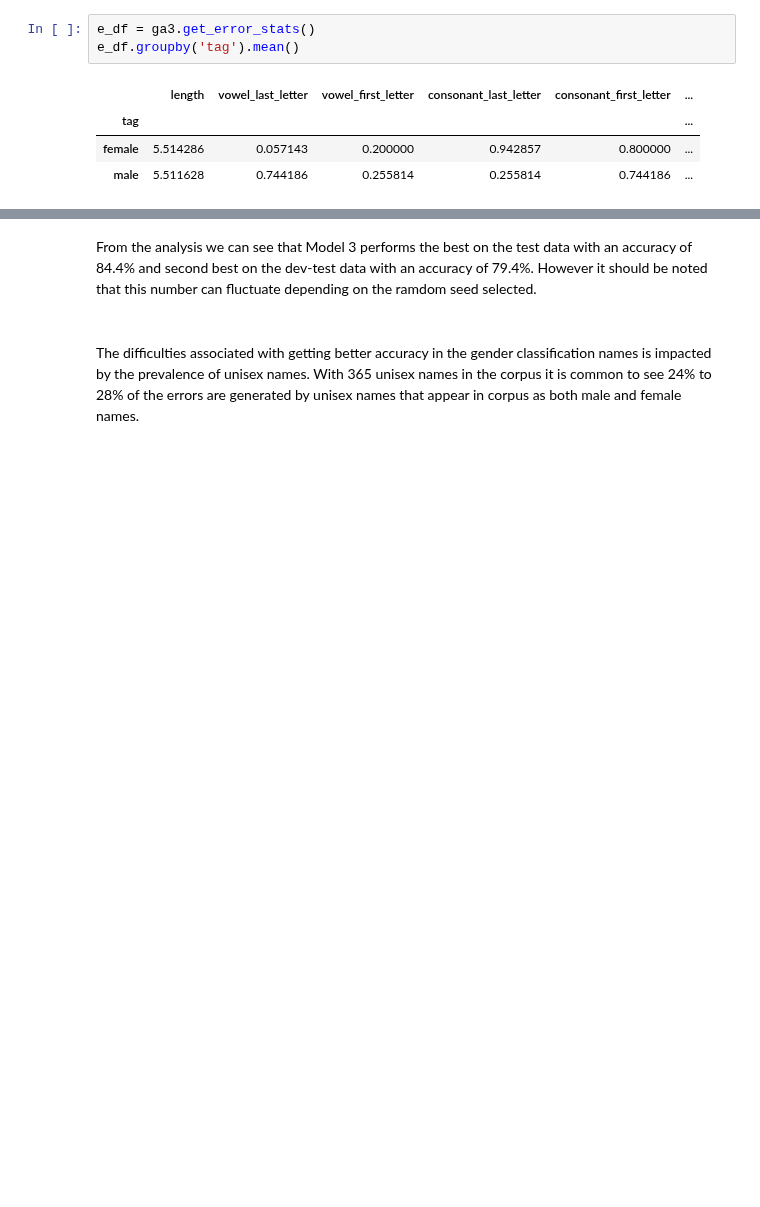
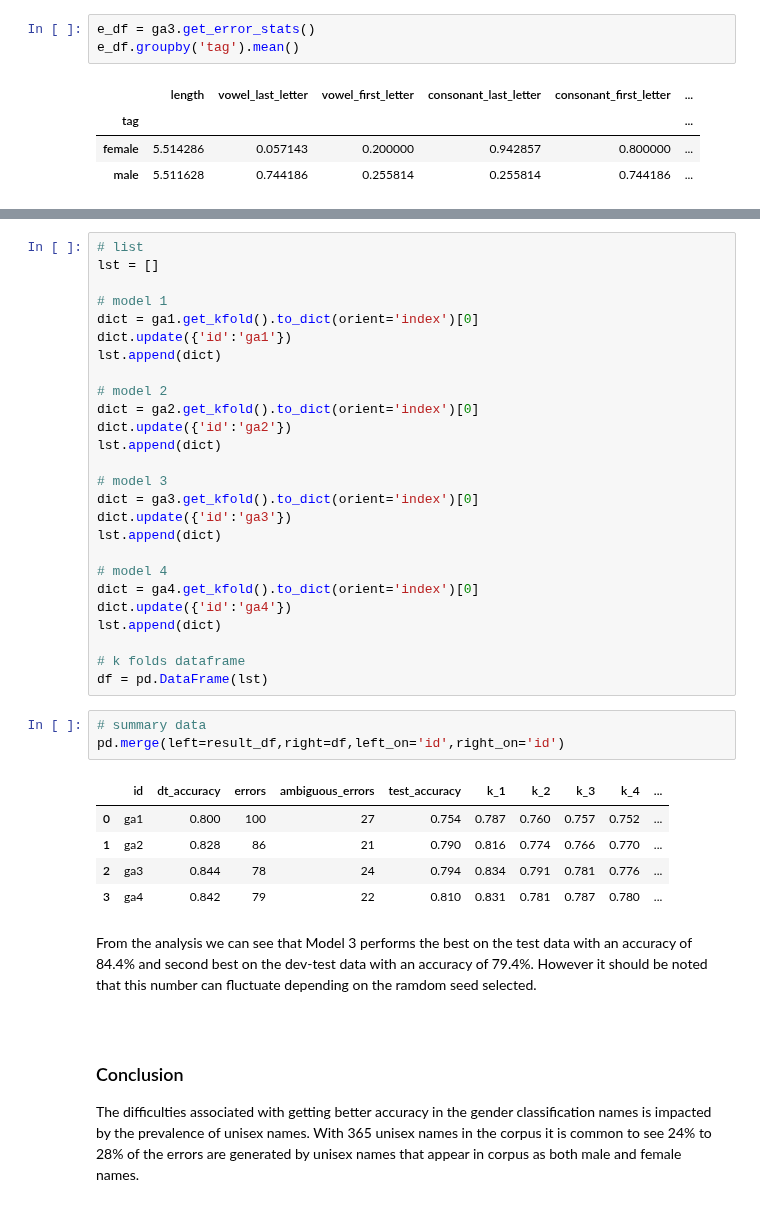
Before and after one commit to dsimband/DATA620_Group3, a Jupyter notebook: Week9_Project3/DATA620_Week9_Project3.ipynb, the cells around one changed output, grey strips where cells are left out. Cells and saved outputs as stored; diff of their text form; blank space fills up the shorter version.

```diff
--- a/Week9_Project3/DATA620_Week9_Project3.ipynb
+++ b/Week9_Project3/DATA620_Week9_Project3.ipynb
@@ -699,5 +586,42 @@ result_df
+# %%
+# list
+lst = []
+
+# model 1
+dict = ga1.get_kfold().to_dict(orient='index')[0]
+dict.update({'id':'ga1'})
+lst.append(dict)
+
+# model 2
+dict = ga2.get_kfold().to_dict(orient='index')[0]
+dict.update({'id':'ga2'})
+lst.append(dict)
+
+# model 3
+dict = ga3.get_kfold().to_dict(orient='index')[0]
+dict.update({'id':'ga3'})
+lst.append(dict)
+
+# model 4
+dict = ga4.get_kfold().to_dict(orient='index')[0]
+dict.update({'id':'ga4'})
+lst.append(dict)
+
+# k folds dataframe
+df = pd.DataFrame(lst)
+# %%
+# summary data
+pd.merge(left=result_df,right=df,left_on='id',right_on='id')
+# %% [output]
+|  | id | dt_accuracy | errors | ambiguous_errors | test_accuracy | k_1 | k_2 | k_3 | k_4 | ... |
+| 0 | ga1 | 0.800 | 100 | 27 | 0.754 | 0.787 | 0.760 | 0.757 | 0.752 | ... |
+| 1 | ga2 | 0.828 | 86 | 21 | 0.790 | 0.816 | 0.774 | 0.766 | 0.770 | ... |
+| 2 | ga3 | 0.844 | 78 | 24 | 0.794 | 0.834 | 0.791 | 0.781 | 0.776 | ... |
+| 3 | ga4 | 0.842 | 79 | 22 | 0.810 | 0.831 | 0.781 | 0.787 | 0.780 | ... |
 # %% [markdown]
 From the analysis we can see that Model 3 performs the best on the test data with an accuracy of 84.4% and second best on the dev-test data with an accuracy of 79.4%. However it should be noted that this number can fluctuate depending on the ramdom seed selected.
 # %% [markdown]
 <br>
+
+### Conclusion
 The difficulties associated with getting better accuracy in the gender classification names is impacted by the prevalence of unisex names. With 365 unisex names in the corpus it is common to see 24% to 28% of the errors are generated by unisex names that appear in corpus as both male and female names.
```
Also changed, not shown: parts of 20 cells of this notebook.
